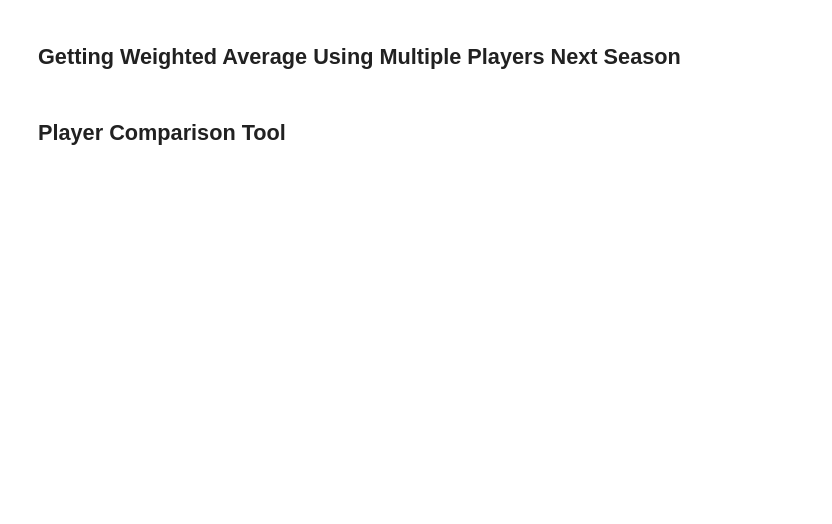
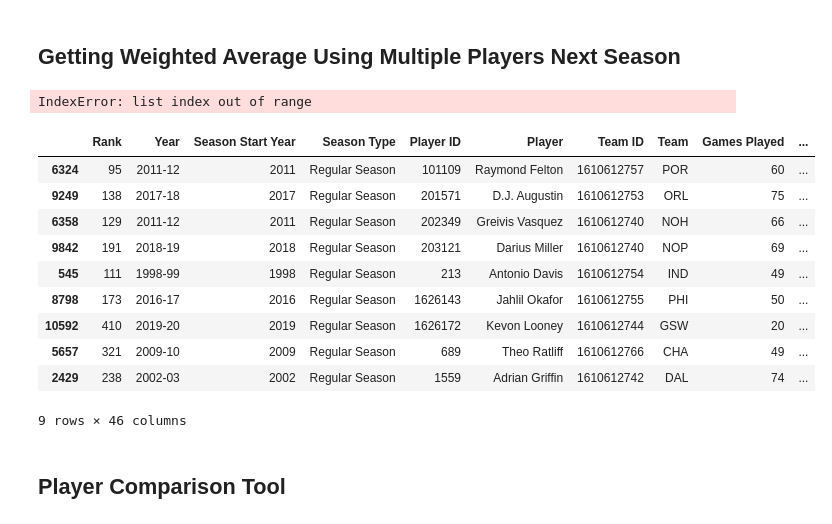
Before and after one commit to onat-the-wanderer/Knn-NBA-Fantasy-Model, a Jupyter notebook: Untitled.ipynb, the cells around one changed output. Cells and saved outputs as stored; diff of their text form; code cells hidden in the pictures; blank space fills up the shorter version.

```diff
--- a/Untitled.ipynb
+++ b/Untitled.ipynb
@@ -826,12 +812,12 @@ projected_stats
 # %%
 '''
 Tekrar dönüp bakicam, çalişmiyor
+'''
 
-'''
 for col in stats:
     sum_stat = 0
     sum_weight = 0
-    for index, row in ranked_df.iloc[1:9].iterrorws():
+    for index, row in ranked_df.iloc[1:11].iterrows():
         if row.Year == '2015-16':
             continue
         weight = (1 / row.Distance)
@@ -844,6 +830,22 @@ for col in stats:
     projected_stats['player_id'] = current_player
     projected_stats['proj_season_id'] = year_list[(year_list.index(current_player_season) + 1)]
     projected_stats['proj_' + col] = (sum_stat / sum_weight)
+# %% [output]
+IndexError: list index out of range
+# %%
+ranked_df.iloc[1:11]
+# %% [output]
+|  | Rank | Year | Season Start Year | Season Type | Player ID | Player | Team ID | Team | Games Played | ... |
+| 6324 | 95 | 2011-12 | 2011 | Regular Season | 101109 | Raymond Felton | 1610612757 | POR | 60 | ... |
+| 9249 | 138 | 2017-18 | 2017 | Regular Season | 201571 | D.J. Augustin | 1610612753 | ORL | 75 | ... |
+| 6358 | 129 | 2011-12 | 2011 | Regular Season | 202349 | Greivis Vasquez | 1610612740 | NOH | 66 | ... |
+| 9842 | 191 | 2018-19 | 2018 | Regular Season | 203121 | Darius Miller | 1610612740 | NOP | 69 | ... |
+| 545 | 111 | 1998-99 | 1998 | Regular Season | 213 | Antonio Davis | 1610612754 | IND | 49 | ... |
+| 8798 | 173 | 2016-17 | 2016 | Regular Season | 1626143 | Jahlil Okafor | 1610612755 | PHI | 50 | ... |
+| 10592 | 410 | 2019-20 | 2019 | Regular Season | 1626172 | Kevon Looney | 1610612744 | GSW | 20 | ... |
+| 5657 | 321 | 2009-10 | 2009 | Regular Season | 689 | Theo Ratliff | 1610612766 | CHA | 49 | ... |
+| 2429 | 238 | 2002-03 | 2002 | Regular Season | 1559 | Adrian Griffin | 1610612742 | DAL | 74 | ... |
+9 rows × 46 columns
 # %% [markdown]
 ## Player Comparison Tool
 # %%
```
Also changed, not shown: parts of 32 cells of this notebook.
